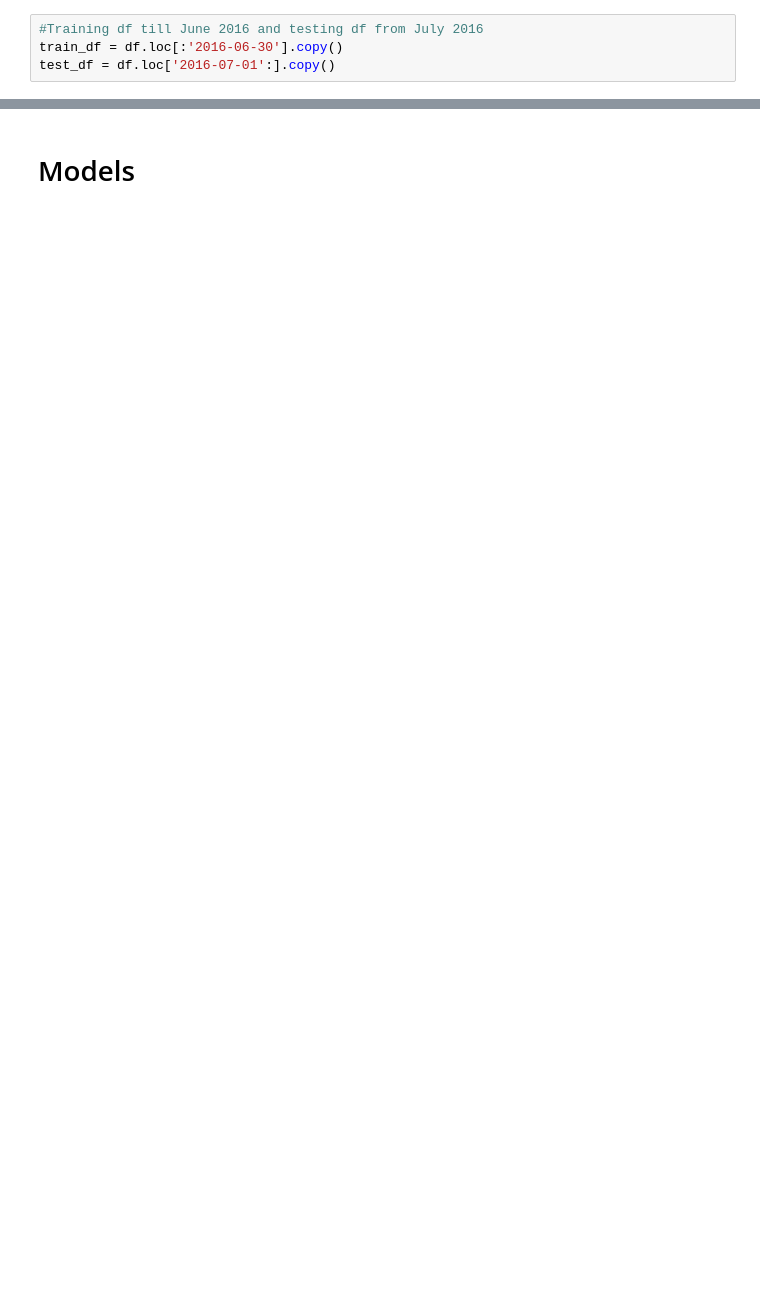
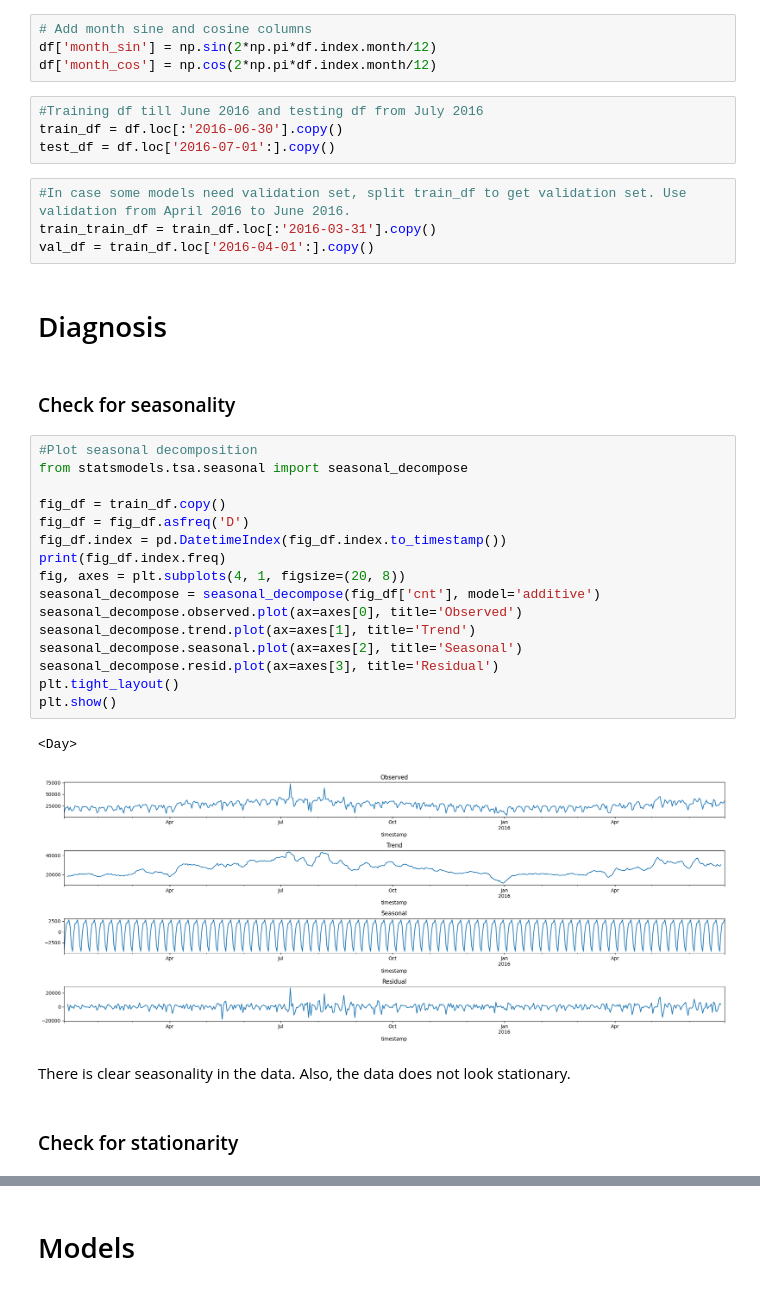
Before and after one commit to sbhurtya/London-Bike-Sharing-Forecaset-Python-ML, a Jupyter notebook: lbs.ipynb, the cells around one changed output, grey strips where cells are left out. Saved outputs shown, nothing was run; the diff lists cells and outputs as text; blank space fills up the shorter version.

```diff
--- a/lbs.ipynb
+++ b/lbs.ipynb
@@ -265,4 +268,39 @@ df.head(2)
+# %%
+# Add month sine and cosine columns
+df['month_sin'] = np.sin(2*np.pi*df.index.month/12)
+df['month_cos'] = np.cos(2*np.pi*df.index.month/12)
 # %%
 #Training df till June 2016 and testing df from July 2016
 train_df = df.loc[:'2016-06-30'].copy()
 test_df = df.loc['2016-07-01':].copy()
+# %%
+#In case some models need validation set, split train_df to get validation set. Use validation from April 2016 to June 2016.
+train_train_df = train_df.loc[:'2016-03-31'].copy()
+val_df = train_df.loc['2016-04-01':].copy()
+# %% [markdown]
+# Diagnosis
+# %% [markdown]
+### Check for seasonality
+# %%
+#Plot seasonal decomposition
+from statsmodels.tsa.seasonal import seasonal_decompose
+
+fig_df = train_df.copy()
+fig_df = fig_df.asfreq('D')
+fig_df.index = pd.DatetimeIndex(fig_df.index.to_timestamp())
+print(fig_df.index.freq)
+fig, axes = plt.subplots(4, 1, figsize=(20, 8))
+seasonal_decompose = seasonal_decompose(fig_df['cnt'], model='additive')
+seasonal_decompose.observed.plot(ax=axes[0], title='Observed')
+seasonal_decompose.trend.plot(ax=axes[1], title='Trend')
+seasonal_decompose.seasonal.plot(ax=axes[2], title='Seasonal')
+seasonal_decompose.resid.plot(ax=axes[3], title='Residual')
+plt.tight_layout()
+plt.show()
+# %% [output]
+<Day>
+[figure, added]
+# %% [markdown]
+There is clear seasonality in the data. Also, the data does not look stationary.
+# %% [markdown]
+### Check for stationarity
```
Also changed, not shown: parts of 40 cells of this notebook.
